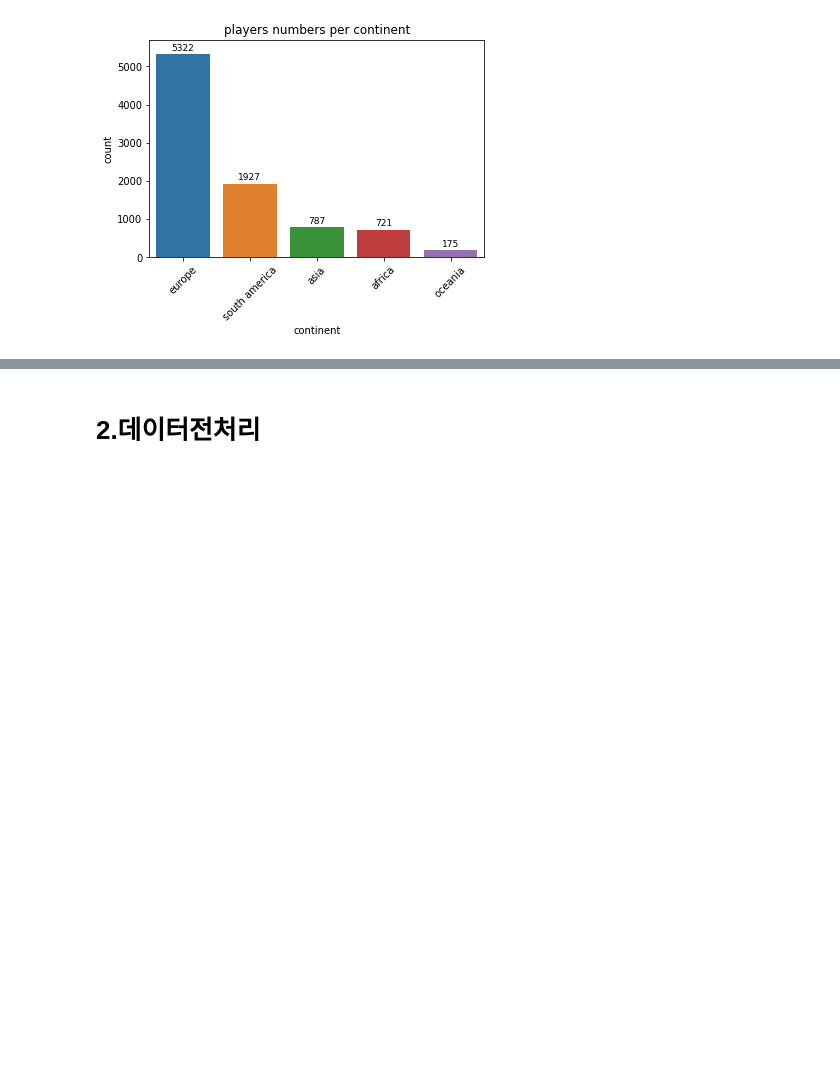
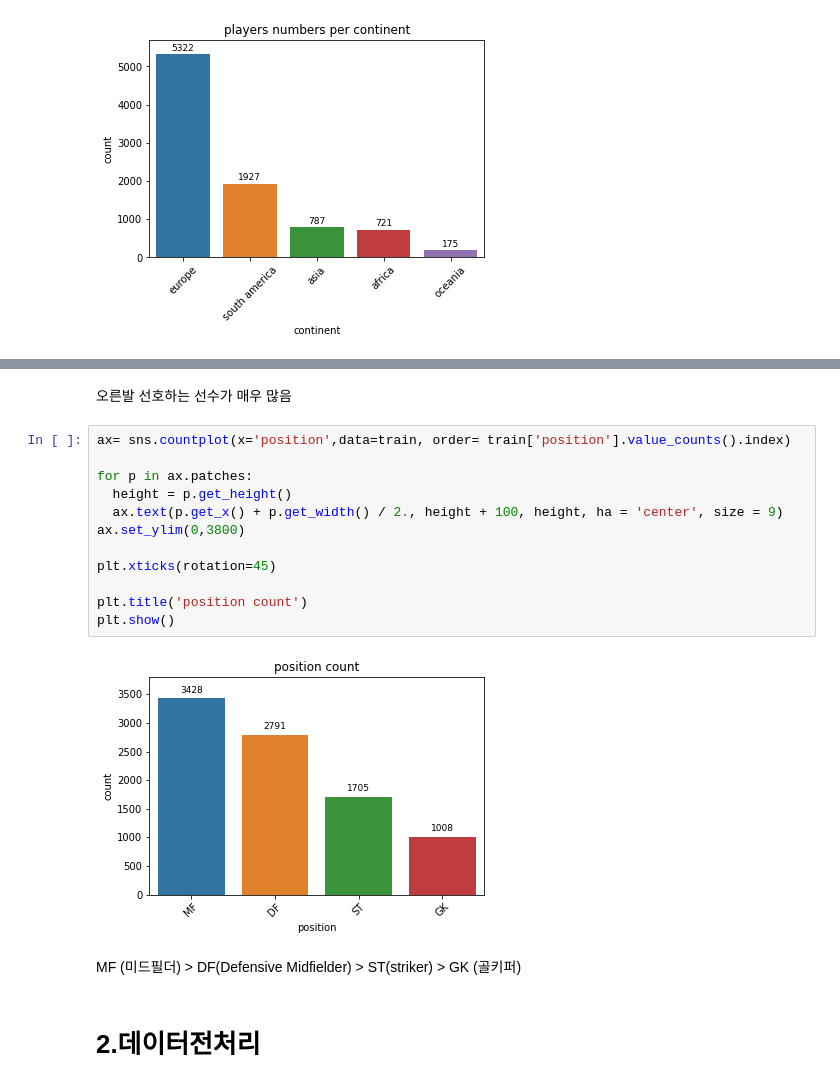
Before and after one commit to Sunnnyyy16/Dacon_study, a Jupyter notebook: FIFA/FIFA_payment.ipynb, the cells around one changed output, grey strips where cells are left out. Cells and saved outputs as stored; diff of their text form; blank space fills up the shorter version.

```diff
--- a/FIFA/FIFA_payment.ipynb
+++ b/FIFA/FIFA_payment.ipynb
@@ -167,3 +225,21 @@ plt.show()
+# %% [markdown]
+오른발 선호하는 선수가 매우 많음
+# %%
+ax= sns.countplot(x='position',data=train, order= train['position'].value_counts().index)
+
+for p in ax.patches:
+  height = p.get_height()
+  ax.text(p.get_x() + p.get_width() / 2., height + 100, height, ha = 'center', size = 9)
+ax.set_ylim(0,3800)
+
+plt.xticks(rotation=45)
+
+plt.title('position count')
+plt.show()
+# %% [output]
+[figure, added]
+# %% [markdown]
+MF (미드필더) > DF(Defensive Midfielder) > ST(striker) > GK (골키퍼)
 # %% [markdown]
 # 2.데이터전처리
 # %% [markdown]
```
Also changed, not shown: parts of 6 cells of this notebook.
